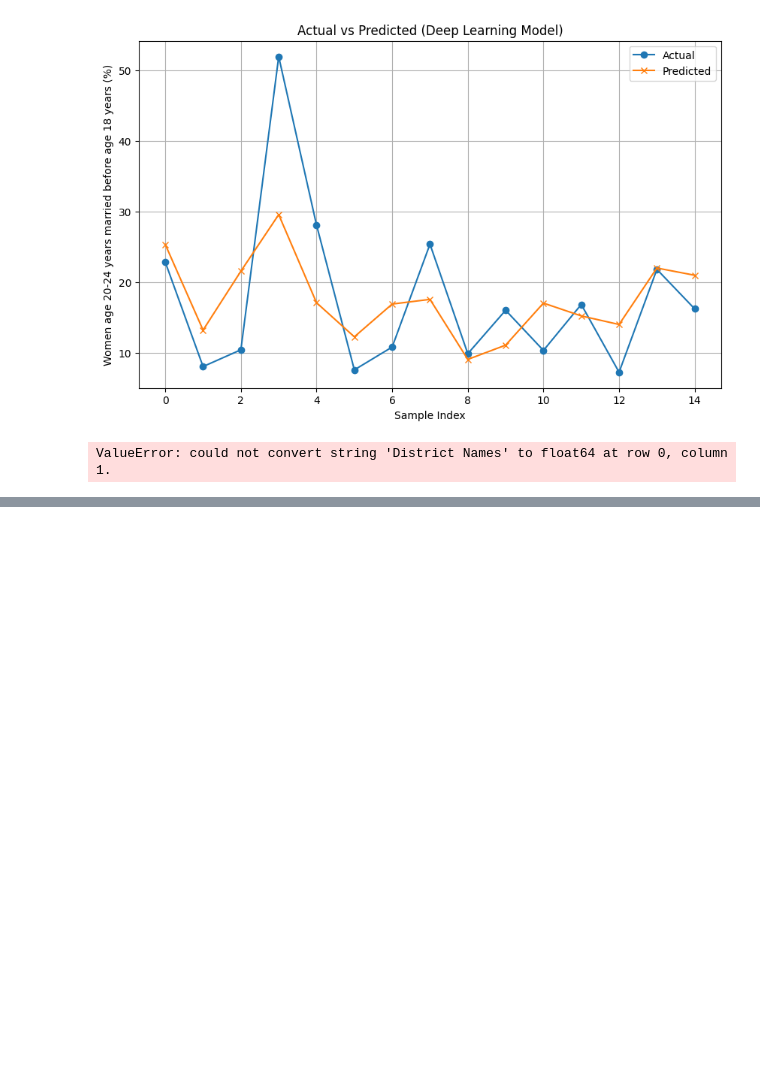
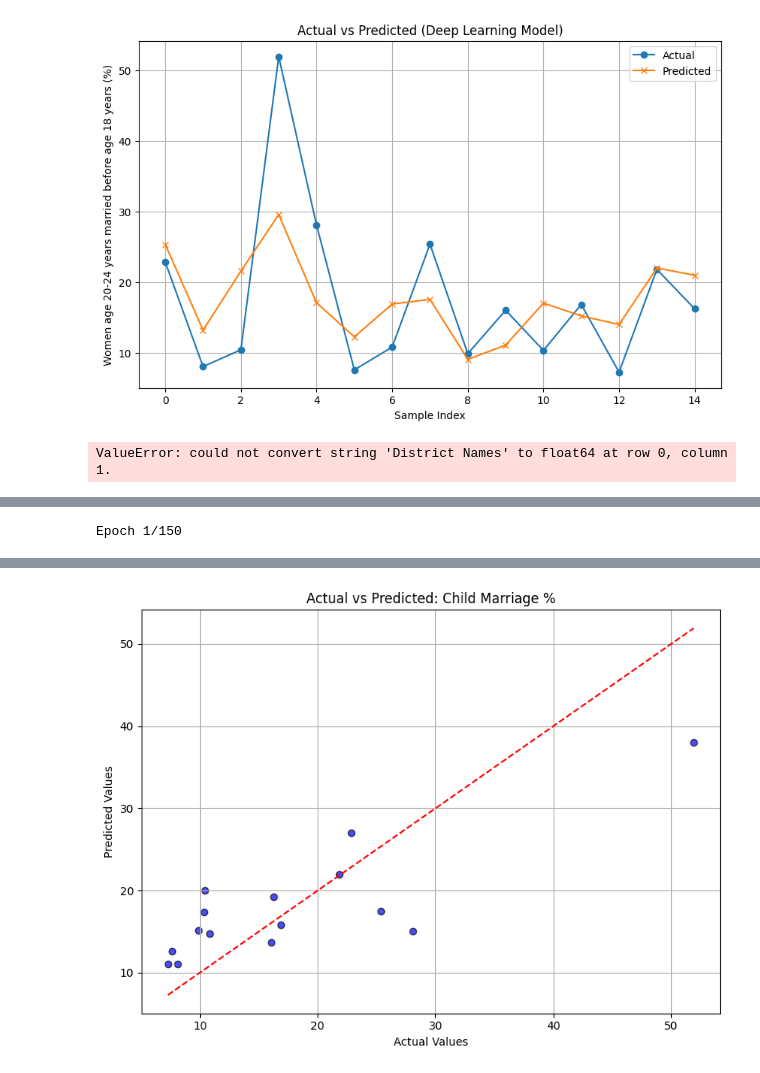
Before and after one commit to aditya2k5/women_corelation_dataset, a Jupyter notebook: wemon_corelation.ipynb, the cells around one changed output, grey strips where cells are left out. Drawn from its saved outputs; the diff is of its cells as text; code cells hidden in the pictures; blank space fills up the shorter version.

```diff
--- a/wemon_corelation.ipynb
+++ b/wemon_corelation.ipynb
@@ -669,0 +786,66 @@ ValueError: could not convert string 'District Names' to float64 at row 0, colum
+# %%
+import pandas as pd
+import numpy as np
+import matplotlib.pyplot as plt
+from tensorflow.keras.models import Sequential
+from tensorflow.keras.layers import Dense
+from sklearn.preprocessing import StandardScaler
+from sklearn.model_selection import train_test_split
+from sklearn.metrics import r2_score, mean_squared_error, mean_absolute_error
+
+# Load the dataset
+df = pd.read_csv('WomenCorrelation.csv')
+
+# Select input features
+X = df[['Women (age 15-49) who are literate4 (%)',
+        'Female population age 6 years and above who ever attended school (%)',
+        'Households using clean fuel for cooking3 (%)']].values
+
+# Select target variable
+y = df['Women age 20-24 years married before age 18 years (%)'].values
+
+# Normalize input features
+scaler = StandardScaler()
+X_scaled = scaler.fit_transform(X)
+
+# Split dataset
+X_train, X_test, y_train, y_test = train_test_split(X_scaled, y, test_size=0.2, random_state=42)
+
+# Define the regression model
+model = Sequential()
+model.add(Dense(12, input_shape=(X_train.shape[1],), activation='relu'))
+model.add(Dense(8, activation='relu'))
+model.add(Dense(1, activation='linear'))
+
+# Compile the model
+model.compile(loss='mean_squared_error', optimizer='adam', metrics=['mae', 'mse'])
+
+# Train the model
+model.fit(X_train, y_train, epochs=150, batch_size=10, verbose=1)
+
+# Predict on test data
+y_pred = model.predict(X_test).flatten()
+
+# Evaluation metrics
+mae = mean_absolute_error(y_test, y_pred)
+mse = mean_squared_error(y_test, y_pred)
+rmse = np.sqrt(mse)
+r2 = r2_score(y_test, y_pred)
+
+print(f"Mean Absolute Error (MAE): {mae:.2f}")
+print(f"Mean Squared Error (MSE): {mse:.2f}")
+print(f"Root Mean Squared Error (RMSE): {rmse:.2f}")
+print(f"R² Score: {r2:.2f}")
+
+# Plot actual vs predicted values
+plt.figure(figsize=(8, 6))
+plt.scatter(y_test, y_pred, color='blue', edgecolor='k', alpha=0.7)
+plt.plot([y_test.min(), y_test.max()], [y_test.min(), y_test.max()], 'r--')
+plt.xlabel('Actual Values')
+plt.ylabel('Predicted Values')
+plt.title('Actual vs Predicted: Child Marriage %')
+plt.grid(True)
+plt.tight_layout()
+plt.show()
+# %% [output]
+Epoch 1/150
@@ -669,0 +869 @@ ValueError: could not convert string 'District Names' to float64 at row 0, colum
+[figure, added]
```
Also changed, not shown: parts of 6 cells of this notebook.
